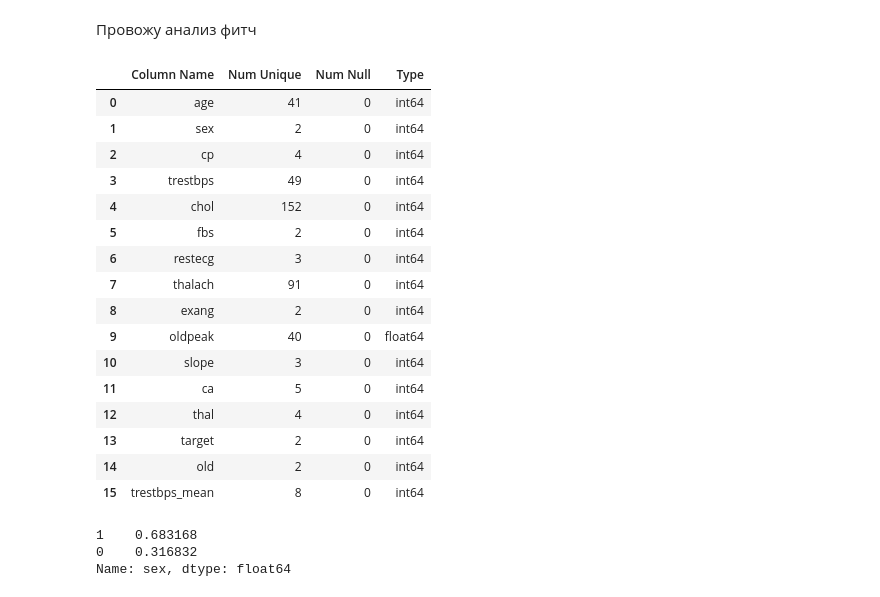
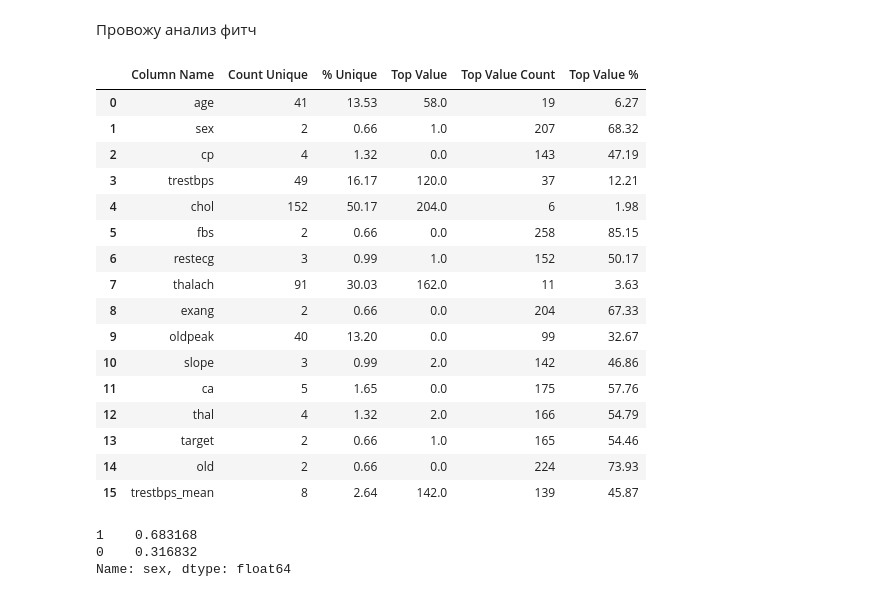
Before and after one commit to Chepell/SF_DS_Pro, a Jupyter notebook: EDA_03/heart.ipynb, the cells around one changed output. Cells and saved outputs as stored; diff of their text form; code cells hidden in the pictures.

```diff
--- a/EDA_03/heart.ipynb
+++ b/EDA_03/heart.ipynb
@@ -234,25 +234,25 @@ heart
 # %% [markdown]
 Провожу анализ фитч
 # %%
-hd.get_columns_unique_info_df(heart)
+hd.get_top_unique_values(heart)
 # %% [output]
-|  | Column Name | Num Unique | Num Null | Type |
-| 0 | age | 41 | 0 | int64 |
-| 1 | sex | 2 | 0 | int64 |
-| 2 | cp | 4 | 0 | int64 |
-| 3 | trestbps | 49 | 0 | int64 |
-| 4 | chol | 152 | 0 | int64 |
-| 5 | fbs | 2 | 0 | int64 |
-| 6 | restecg | 3 | 0 | int64 |
-| 7 | thalach | 91 | 0 | int64 |
-| 8 | exang | 2 | 0 | int64 |
-| 9 | oldpeak | 40 | 0 | float64 |
-| 10 | slope | 3 | 0 | int64 |
-| 11 | ca | 5 | 0 | int64 |
-| 12 | thal | 4 | 0 | int64 |
-| 13 | target | 2 | 0 | int64 |
-| 14 | old | 2 | 0 | int64 |
-| 15 | trestbps_mean | 8 | 0 | int64 |
+|  | Column Name | Count Unique | % Unique | Top Value | Top Value Count | Top Value % |
+| 0 | age | 41 | 13.53 | 58.0 | 19 | 6.27 |
+| 1 | sex | 2 | 0.66 | 1.0 | 207 | 68.32 |
+| 2 | cp | 4 | 1.32 | 0.0 | 143 | 47.19 |
+| 3 | trestbps | 49 | 16.17 | 120.0 | 37 | 12.21 |
+| 4 | chol | 152 | 50.17 | 204.0 | 6 | 1.98 |
+| 5 | fbs | 2 | 0.66 | 0.0 | 258 | 85.15 |
+| 6 | restecg | 3 | 0.99 | 1.0 | 152 | 50.17 |
+| 7 | thalach | 91 | 30.03 | 162.0 | 11 | 3.63 |
+| 8 | exang | 2 | 0.66 | 0.0 | 204 | 67.33 |
+| 9 | oldpeak | 40 | 13.20 | 0.0 | 99 | 32.67 |
+| 10 | slope | 3 | 0.99 | 2.0 | 142 | 46.86 |
+| 11 | ca | 5 | 1.65 | 0.0 | 175 | 57.76 |
+| 12 | thal | 4 | 1.32 | 2.0 | 166 | 54.79 |
+| 13 | target | 2 | 0.66 | 1.0 | 165 | 54.46 |
+| 14 | old | 2 | 0.66 | 0.0 | 224 | 73.93 |
+| 15 | trestbps_mean | 8 | 2.64 | 142.0 | 139 | 45.87 |
 # %%
 heart['sex'].value_counts(normalize=True)
 # %% [output]
```
Also changed, not shown: 5 other files.
